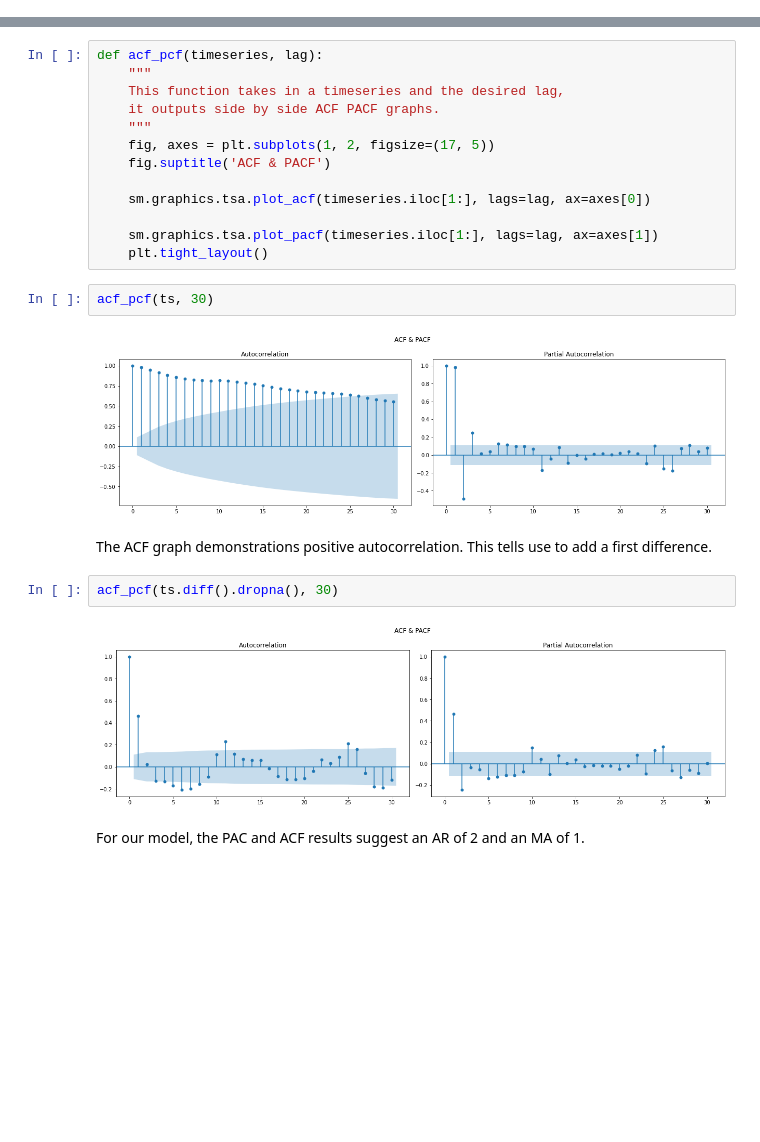
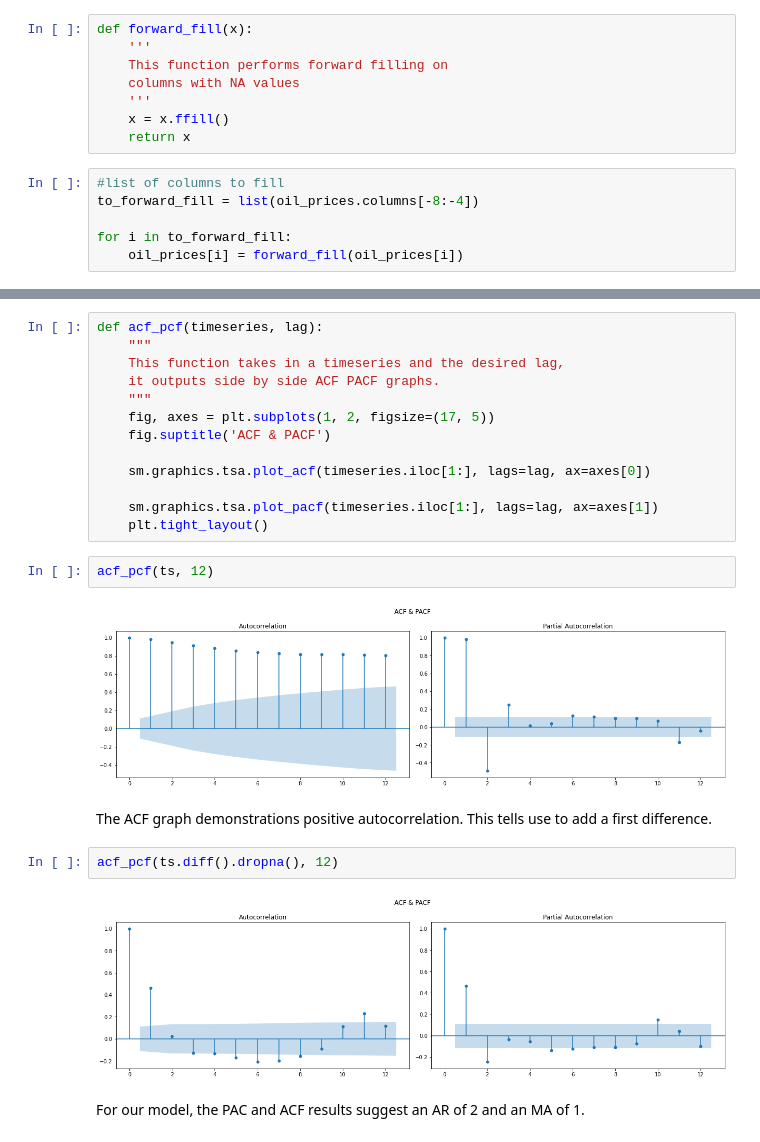
Before and after one commit to zachagreenberg/GasPrices, a Jupyter notebook: Final_Notebook.ipynb, the cells around one changed output, grey strips where cells are left out. Cells and saved outputs as stored; diff of their text form; blank space fills up the shorter version.

```diff
--- a/Final_Notebook.ipynb
+++ b/Final_Notebook.ipynb
@@ -124,0 +134,14 @@ We know that the columns with missing values are due to the fact that they are a
+# %%
+def forward_fill(x):
+    '''
+    This function performs forward filling on
+    columns with NA values
+    '''
+    x = x.ffill()
+    return x
+# %%
+#list of columns to fill
+to_forward_fill = list(oil_prices.columns[-8:-4])
+
+for i in to_forward_fill:
+    oil_prices[i] = forward_fill(oil_prices[i])
@@ -225,15 +278,15 @@ def acf_pcf(timeseries, lag):
     sm.graphics.tsa.plot_pacf(timeseries.iloc[1:], lags=lag, ax=axes[1])
     plt.tight_layout()
 # %%
-acf_pcf(ts, 30)
+acf_pcf(ts, 12)
 # %% [output]
-[figure, old version]
+[figure, new version]
 # %% [markdown]
 The ACF graph demonstrations positive autocorrelation. This tells use to add a first difference.
 # %%
-acf_pcf(ts.diff().dropna(), 30)
+acf_pcf(ts.diff().dropna(), 12)
 # %% [output]
-[figure, old version]
+[figure, new version]
 # %% [markdown]
 For our model, the PAC and ACF results suggest an AR of 2 and an MA of 1.
 # %% [markdown]
```
Also changed, not shown: parts of 28 cells of this notebook.
